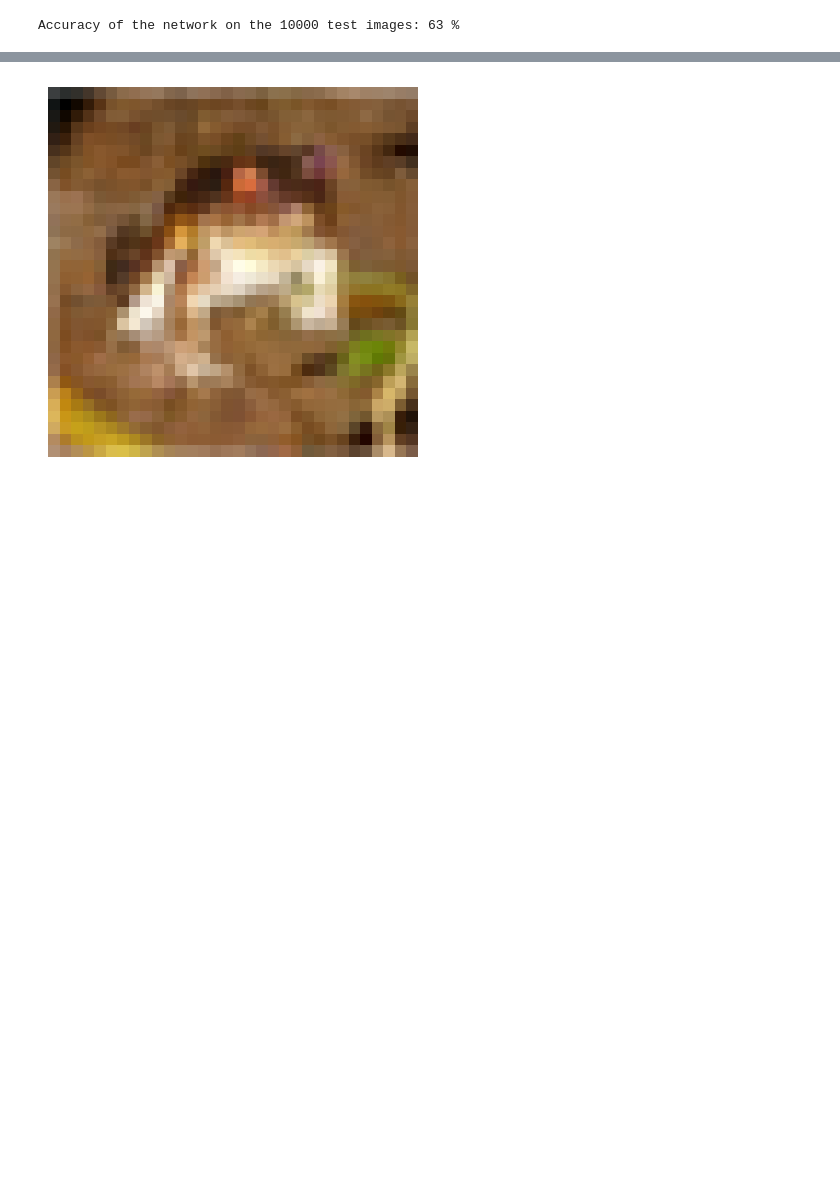
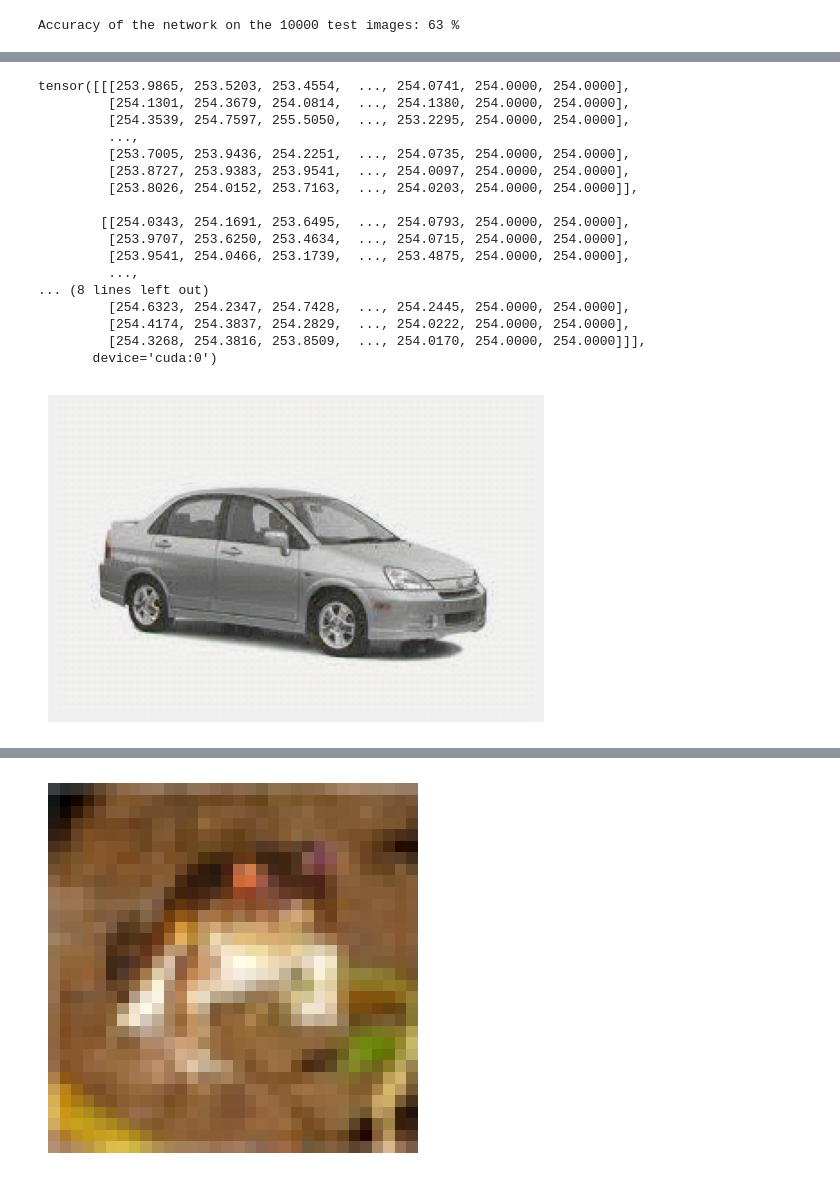
Before and after one commit to JenV-1848843/bachelorproject-iiw-inf-fooling-neural-nets, a Jupyter notebook: restart.ipynb, the cells around one changed output, grey strips where cells are left out. Cells and saved outputs as stored; diff of their text form; code cells hidden in the pictures; blank space fills up the shorter version.

```diff
--- a/restart.ipynb
+++ b/restart.ipynb
@@ -246,3 +322,25 @@ Accuracy of the network on the 10000 test images: 63 %
+# %%
+print(carDataset[0])
+showImage(carDataset[0].cpu().permute(1, 2, 0))
+# %% [output]
+tensor([[[253.9865, 253.5203, 253.4554,  ..., 254.0741, 254.0000, 254.0000],
+         [254.1301, 254.3679, 254.0814,  ..., 254.1380, 254.0000, 254.0000],
+         [254.3539, 254.7597, 255.5050,  ..., 253.2295, 254.0000, 254.0000],
+         ...,
+         [253.7005, 253.9436, 254.2251,  ..., 254.0735, 254.0000, 254.0000],
+         [253.8727, 253.9383, 253.9541,  ..., 254.0097, 254.0000, 254.0000],
+         [253.8026, 254.0152, 253.7163,  ..., 254.0203, 254.0000, 254.0000]],
+
+        [[254.0343, 254.1691, 253.6495,  ..., 254.0793, 254.0000, 254.0000],
+         [253.9707, 253.6250, 253.4634,  ..., 254.0715, 254.0000, 254.0000],
+         [253.9541, 254.0466, 253.1739,  ..., 253.4875, 254.0000, 254.0000],
+         ...,
+... (8 lines left out)
+         [254.6323, 254.2347, 254.7428,  ..., 254.2445, 254.0000, 254.0000],
+         [254.4174, 254.3837, 254.2829,  ..., 254.0222, 254.0000, 254.0000],
+         [254.3268, 254.3816, 253.8509,  ..., 254.0170, 254.0000, 254.0000]]],
+       device='cuda:0')
+[figure, added]
 # %%
 # Freeze all the parameters in the network
 net.eval()
```
Also changed, not shown: parts of 4 cells of this notebook, 1 other file.
